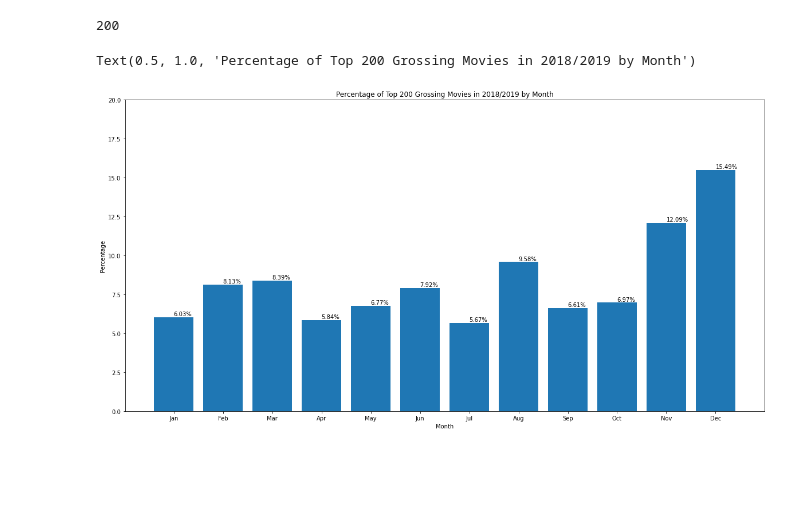
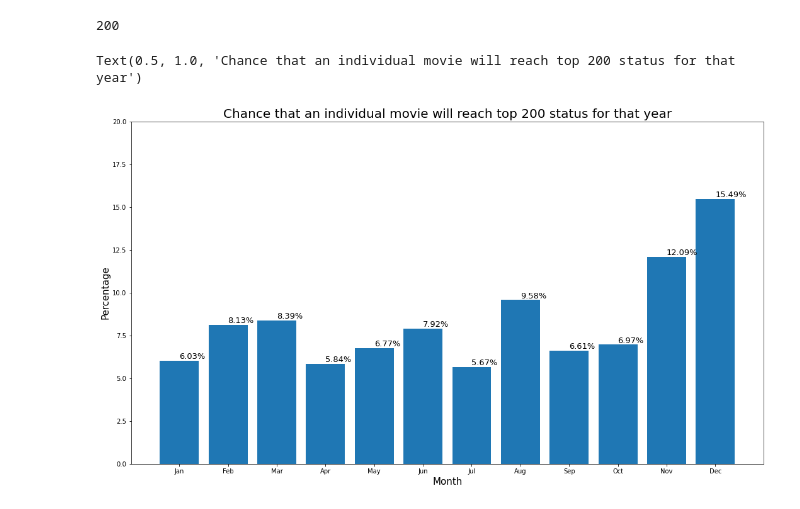
Before and after one commit to dmedd98/Group-4-Microsoft_Movie_Analysis, a Jupyter notebook: notebooks/Cleaned_December_Movie_Launch.ipynb, the cells around one changed output. Drawn from its saved outputs; the diff is of its cells as text; code cells hidden in the pictures; blank space fills up the shorter version.

```diff
--- a/notebooks/Cleaned_December_Movie_Launch.ipynb
+++ b/notebooks/Cleaned_December_Movie_Launch.ipynb
@@ -227,14 +227,14 @@ releases['percent_of_top_grossing_movies_released'] = round((releases['sum_of_to
 releases = releases.sort_index(ascending = False)
 # %%
 import matplotlib.pyplot as plt
-fig, ax =plt.subplots(figsize=(20,10))
+fig, ax =plt.subplots(figsize=(18,10))
 ax.bar(releases['Months'],height = releases['percent_of_top_grossing_movies_released'])
 ax.set_ylim(0,20)
 for index,data in enumerate(releases['percent_of_top_grossing_movies_released']):
-    plt.text(x=index , y =data+.1 , s=f"{data}"+'%' , fontdict=dict(fontsize=10))
-ax.set_xlabel('Month')
-ax.set_ylabel('Percentage')
-ax.set_title('Percentage of Top 200 Grossing Movies in 2018/2019 by Month')
+    plt.text(x=index , y =data+.1 , s=f"{data}"+'%' , fontdict=dict(fontsize=13))
+ax.set_xlabel('Month', size = 15)
+ax.set_ylabel('Percentage', size =15)
+ax.set_title('Chance that an individual movie will reach top 200 status for that year', size =20)
 # %% [output]
-Text(0.5, 1.0, 'Percentage of Top 200 Grossing Movies in 2018/2019 by Month')
+Text(0.5, 1.0, 'Chance that an individual movie will reach top 200 status for that year')
-[figure, old version]
+[figure, new version]
```
